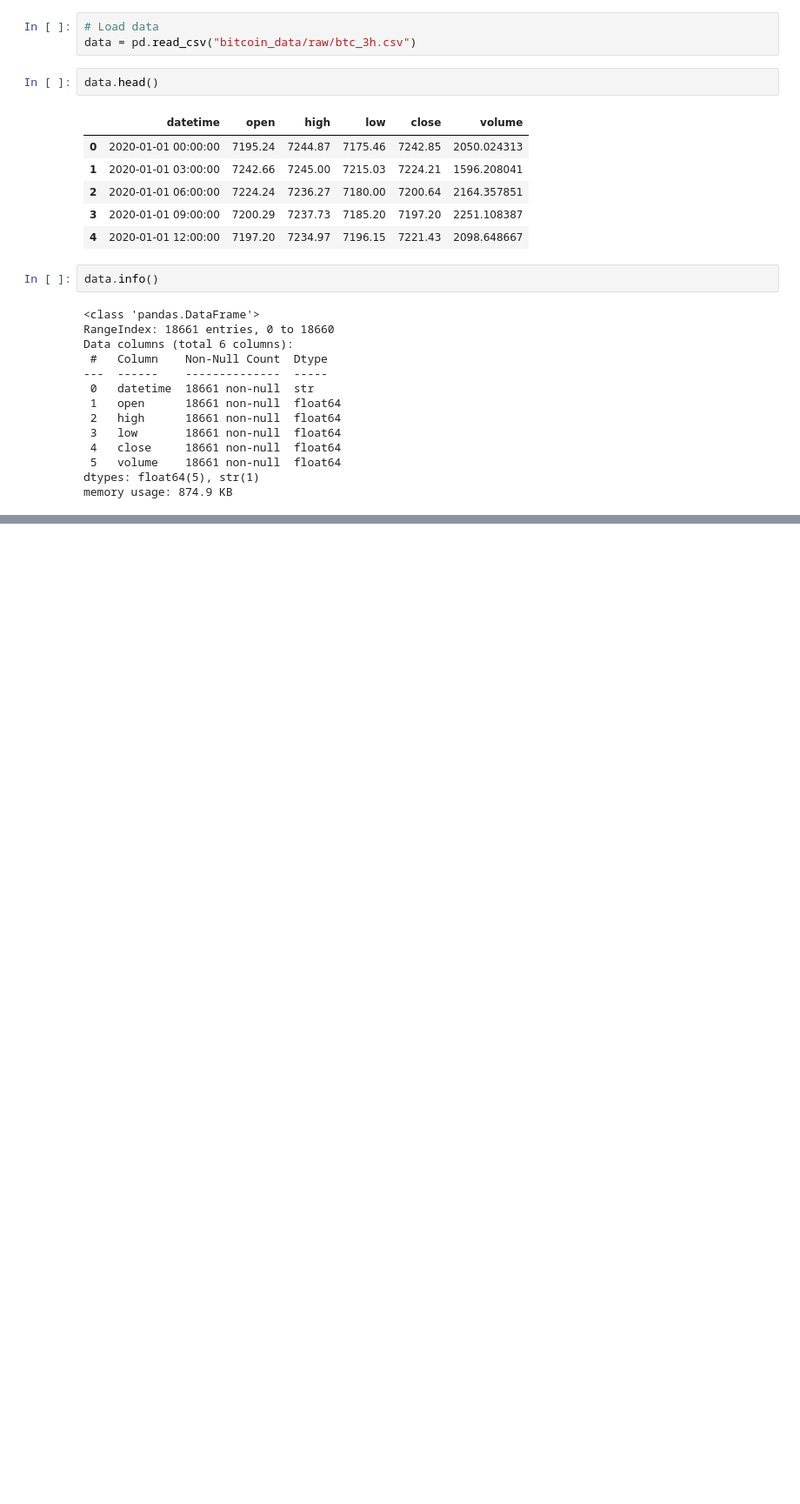
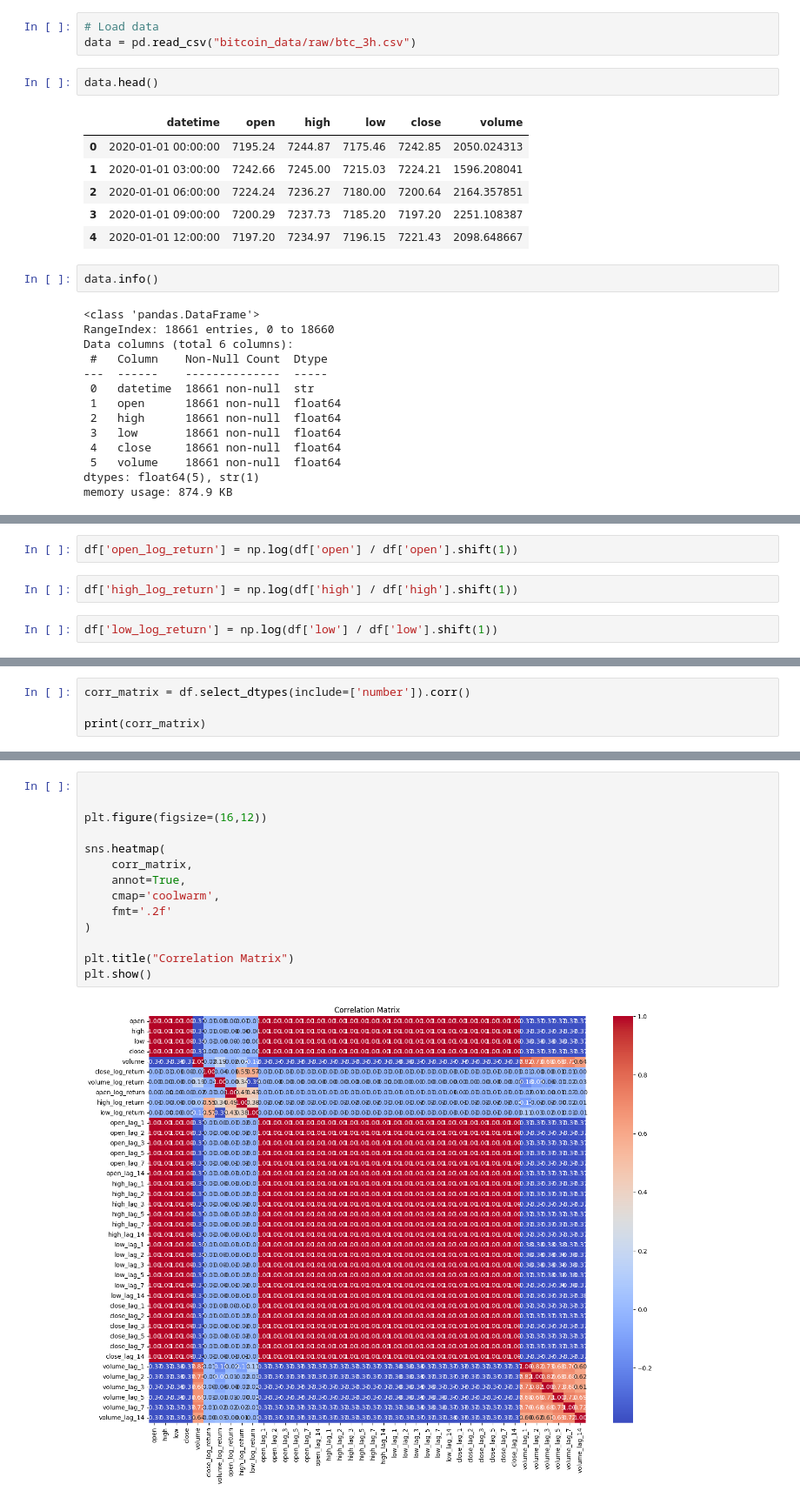
Before and after one commit to rajibulislam1/Financial_Market_Crypto, a Jupyter notebook: Lstm.ipynb, the cells around one changed output, grey strips where cells are left out. Shown at 87% size. Cells and saved outputs as stored; diff of their text form; blank space fills up the shorter version.

```diff
--- a/Lstm.ipynb
+++ b/Lstm.ipynb
@@ -36,0 +45,6 @@ memory usage: 874.9 KB
+# %%
+df['open_log_return'] = np.log(df['open'] / df['open'].shift(1))
+# %%
+df['high_log_return'] = np.log(df['high'] / df['high'].shift(1))
+# %%
+df['low_log_return'] = np.log(df['low'] / df['low'].shift(1))
@@ -36,0 +53,4 @@ memory usage: 874.9 KB
+# %%
+corr_matrix = df.select_dtypes(include=['number']).corr()
+
+print(corr_matrix)
@@ -36,0 +75,16 @@ memory usage: 874.9 KB
+# %%
+
+
+plt.figure(figsize=(16,12))
+
+sns.heatmap(
+    corr_matrix,
+    annot=True,
+    cmap='coolwarm',
+    fmt='.2f'
+)
+
+plt.title("Correlation Matrix")
+plt.show()
+# %% [output]
+[figure, added]
```
Also changed, not shown: parts of 16 cells of this notebook, 2 other files.
